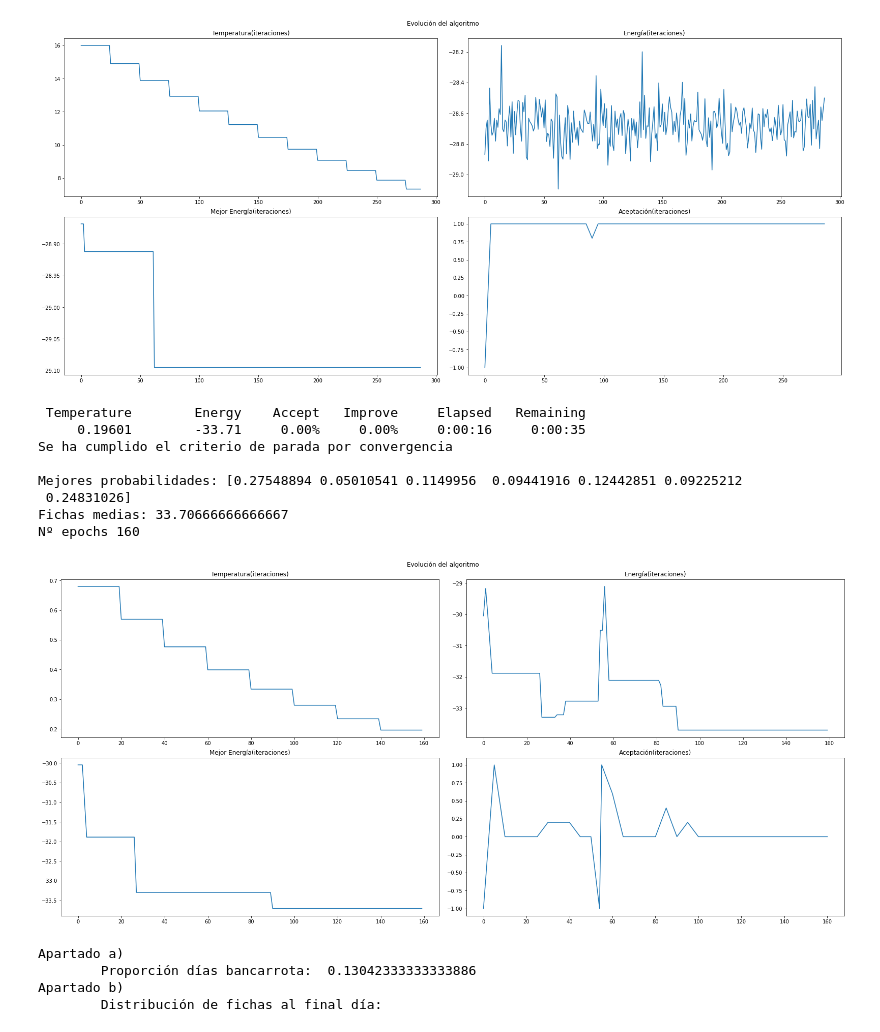
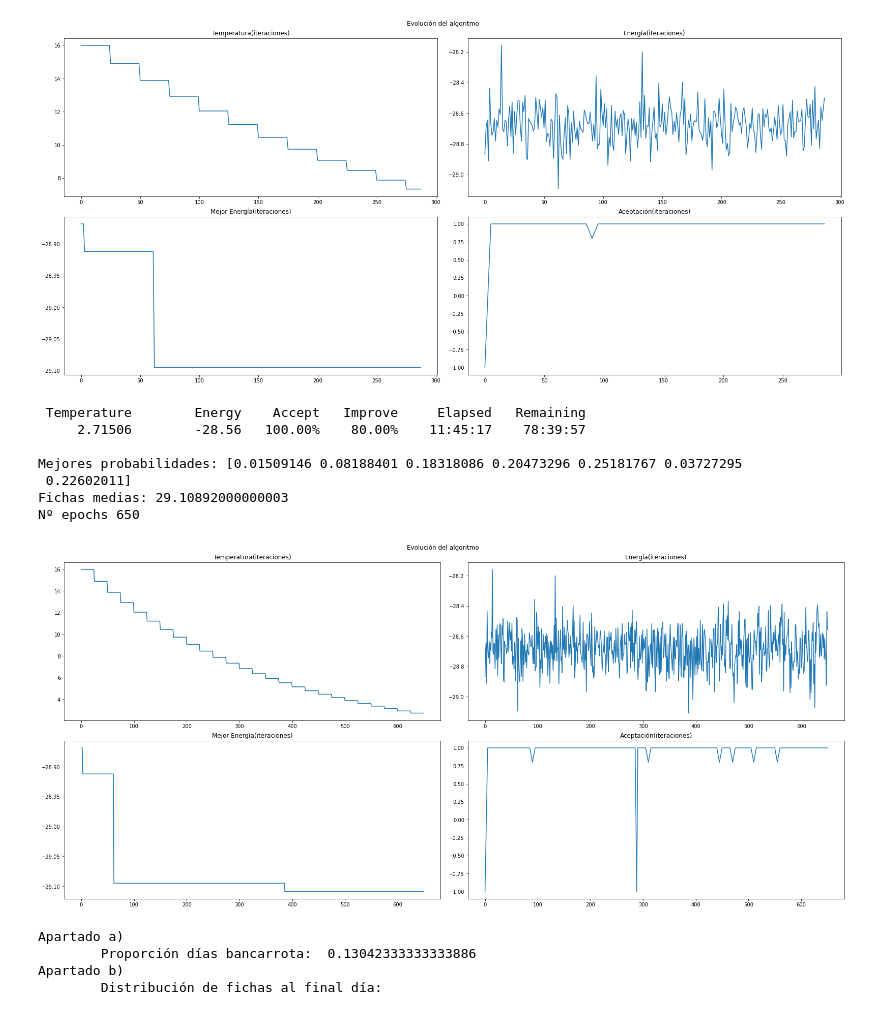
Before and after one commit to aanxel/MetodosDeSimulacion, a Jupyter notebook: Practica2/casino.ipynb, the cells around one changed output. Saved outputs shown, nothing was run; the diff lists cells and outputs as text; code cells hidden in the pictures.

```diff
--- a/Practica2/casino.ipynb
+++ b/Practica2/casino.ipynb
@@ -106,24 +106,23 @@ Nº epochs 288
 # %%
 from casino import SimCasino, CasinoAnnealer
 import pickle
 
-with open('2021-11-30T00h23m03s.state', 'rb') as fh:
+with open('2021-12-02T08h23m48s.state', 'rb') as fh:
     ann = pickle.load(fh)
 best_sol, best_cost = ann.resume_anneal(ann.epochs)
 print(f'Mejores probabilidades: {best_sol}')
 print(f'Fichas medias: {-best_cost}')
 print(f'Nº epochs {ann.epochs}')
 ann.plot_evolution()
 # %% [output]
  Temperature        Energy    Accept   Improve     Elapsed   Remaining
-     0.19601        -33.71     0.00%     0.00%     0:00:16     0:00:35
-Se ha cumplido el criterio de parada por convergencia
+     2.71506        -28.56   100.00%    80.00%    11:45:17    78:39:57
 
-Mejores probabilidades: [0.27548894 0.05010541 0.1149956  0.09441916 0.12442851 0.09225212
- 0.24831026]
-Fichas medias: 33.70666666666667
-Nº epochs 160
+Mejores probabilidades: [0.01509146 0.08188401 0.18318086 0.20473296 0.25181767 0.03727295
+ 0.22602011]
+Fichas medias: 29.10892000000003
+Nº epochs 650
-[figure, old version]
+[figure, new version]
 # %%
 # Comprobar que el resultado del recocido simulado es medianamente cierto
 probs = [0.0 ,0.20708539, 0.23986418, 0.12549987, 0.12107179, 0.1281229, 0.17835587]
```
Also changed, not shown: 1 other file.
